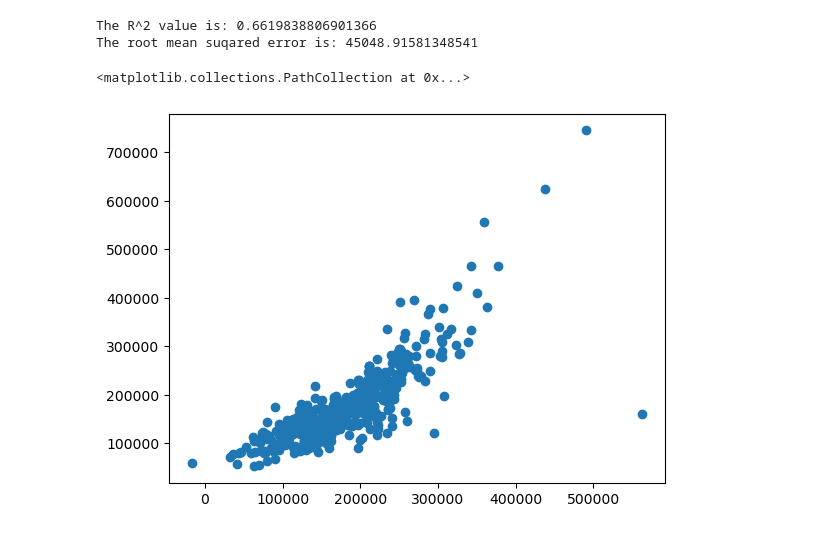
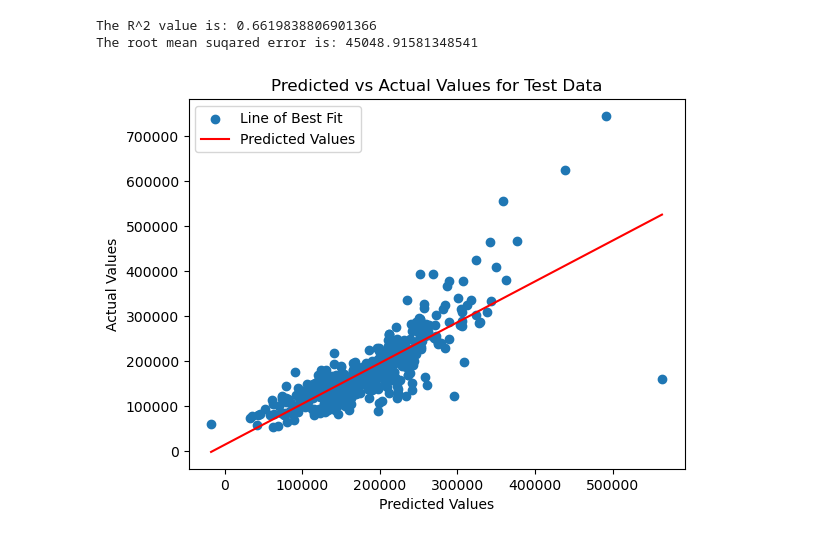
Before and after one commit to onexi/house-price-prediction-KBoukin, a Jupyter notebook: Predict_House_Prices_Part_1.ipynb, the cells around one changed output. Saved outputs shown, nothing was run; the diff lists cells and outputs as text; code cells hidden in the pictures.

```diff
--- a/Predict_House_Prices_Part_1.ipynb
+++ b/Predict_House_Prices_Part_1.ipynb
@@ -180,9 +187,16 @@ print('The root mean suqared error is:', rms)
 # %% [output]
 The R^2 value is: 0.6619838806901366
 The root mean suqared error is: 45048.91581348541
-# %%
-# Scatter plot of predictions
-plt.scatter(predictions_test, Y_test)
-# %% [output]
-<matplotlib.collections.PathCollection at 0x...>
-[figure, removed]
+# %%
+# Scatter plot of predictions
+plt.scatter(predictions_test, Y_test)
+#add line of best fit
+plt.plot(np.unique(predictions_test['SALEPRICE']), np.poly1d(np.polyfit(predictions_test['SALEPRICE'], Y_test, 1))(np.unique(predictions_test['SALEPRICE'])), color='red')
+#add legend and labels
+plt.legend(['Line of Best Fit', 'Predicted Values'])
+plt.xlabel('Predicted Values')
+plt.ylabel('Actual Values')
+plt.title('Predicted vs Actual Values for Test Data')
+plt.show()
+# %% [output]
+[figure, added]
```
Also changed, not shown: parts of 2 cells of this notebook.
